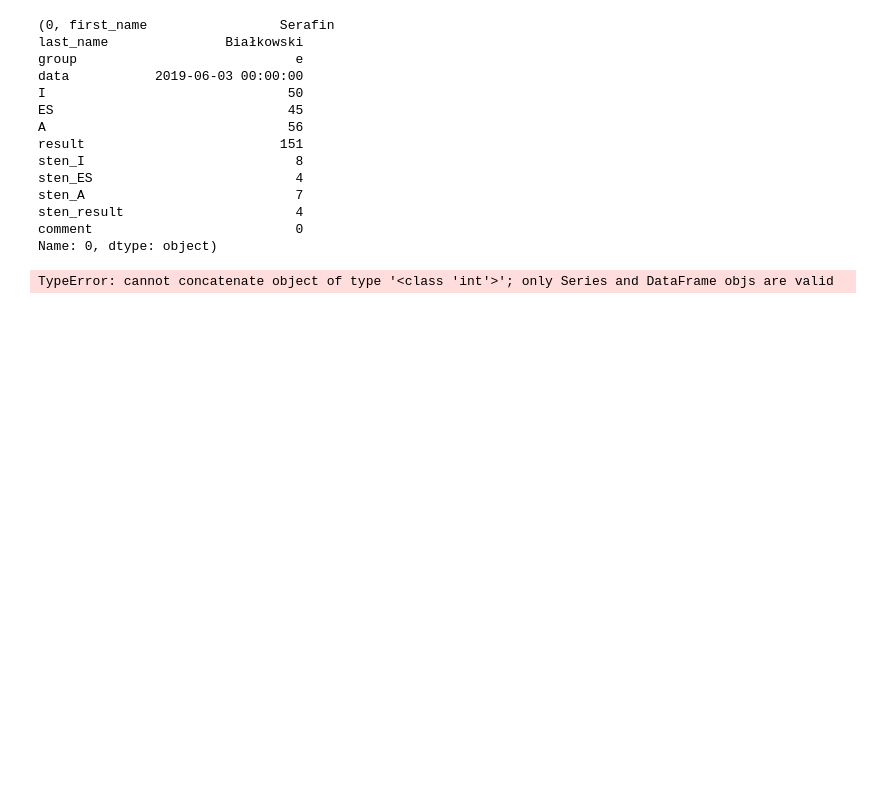
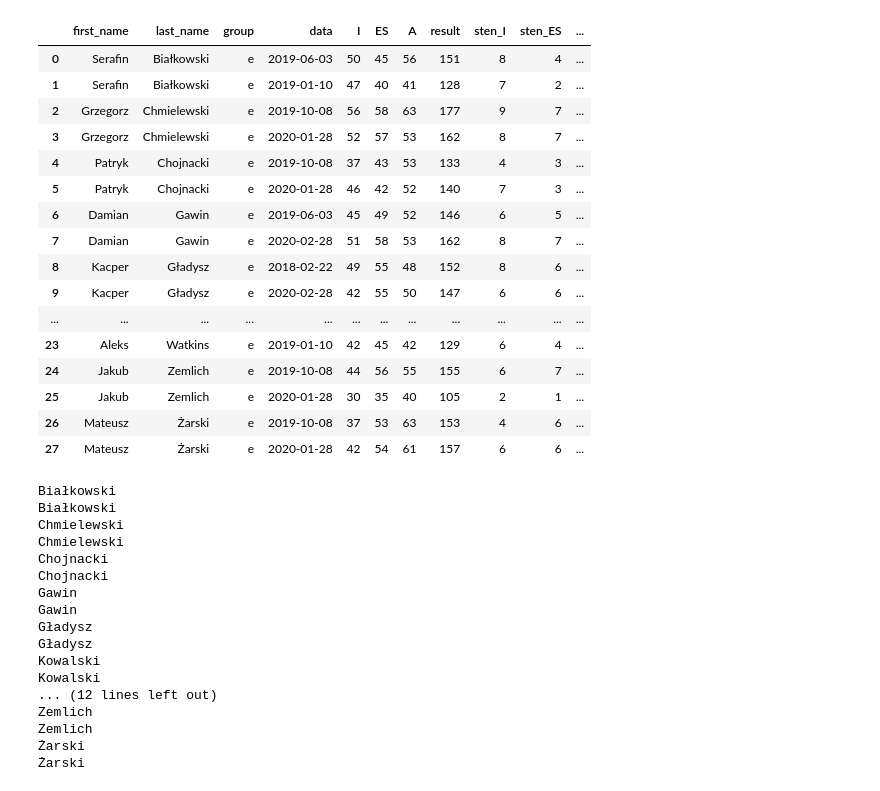
Before and after one commit to brybinski/psychTests, a Jupyter notebook: KKS.ipynb, the cells around one changed output. Drawn from its saved outputs; the diff is of its cells as text; code cells hidden in the pictures; blank space fills up the shorter version.

```diff
--- a/KKS.ipynb
+++ b/KKS.ipynb
@@ -42,32 +34,60 @@ kks
+# %%
+toDrop = []
+for i, row in kks.iterrows():
+    if row['last_name'] in ['Kazimierczuk', 'Kędzierski', 'Kochniak']:
+       toDrop.append(i)
+
+
+kks.drop(labels=toDrop)
+kks
+# %% [output]
+|  | first_name | last_name | group | data | I | ES | A | result | sten_I | sten_ES | ... |
+| 0 | Serafin | Białkowski | e | 2019-06-03 | 50 | 45 | 56 | 151 | 8 | 4 | ... |
+| 1 | Serafin | Białkowski | e | 2019-01-10 | 47 | 40 | 41 | 128 | 7 | 2 | ... |
+| 2 | Grzegorz | Chmielewski | e | 2019-10-08 | 56 | 58 | 63 | 177 | 9 | 7 | ... |
+| 3 | Grzegorz | Chmielewski | e | 2020-01-28 | 52 | 57 | 53 | 162 | 8 | 7 | ... |
+| 4 | Patryk | Chojnacki | e | 2019-10-08 | 37 | 43 | 53 | 133 | 4 | 3 | ... |
+| 5 | Patryk | Chojnacki | e | 2020-01-28 | 46 | 42 | 52 | 140 | 7 | 3 | ... |
+| 6 | Damian | Gawin | e | 2019-06-03 | 45 | 49 | 52 | 146 | 6 | 5 | ... |
+| 7 | Damian | Gawin | e | 2020-02-28 | 51 | 58 | 53 | 162 | 8 | 7 | ... |
+| 8 | Kacper | Gładysz | e | 2018-02-22 | 49 | 55 | 48 | 152 | 8 | 6 | ... |
+| 9 | Kacper | Gładysz | e | 2020-02-28 | 42 | 55 | 50 | 147 | 6 | 6 | ... |
+| ... | ... | ... | ... | ... | ... | ... | ... | ... | ... | ... | ... |
+| 23 | Aleks | Watkins | e | 2019-01-10 | 42 | 45 | 42 | 129 | 6 | 4 | ... |
+| 24 | Jakub | Zemlich | e | 2019-10-08 | 44 | 56 | 55 | 155 | 6 | 7 | ... |
+| 25 | Jakub | Zemlich | e | 2020-01-28 | 30 | 35 | 40 | 105 | 2 | 1 | ... |
+| 26 | Mateusz | Żarski | e | 2019-10-08 | 37 | 53 | 63 | 153 | 4 | 6 | ... |
+| 27 | Mateusz | Żarski | e | 2020-01-28 | 42 | 54 | 61 | 157 | 6 | 6 | ... |
 # %%
-tmpdf1: pd.DataFrame = pd.DataFrame(columns=kks.columns)
-tmpdf2: pd.DataFrame = pd.DataFrame(columns=kks.columns)
-for i in kks.iterrows():
+
+lst1 = []
+lst2 = []
+for row, i in kks.iterrows():
     b = True
-    for j in tmpdf1.iterrows():
+    for j in lst1:
         if i['first_name'] == j['first_name'] and i['last_name'] == j['last_name']:
             b = False
-    print(i)
+
+    print(i['last_name'])
     if b:
-        tmpdf1.append(i)
+        lst1.append(i)
     else:
-        tmpdf2.append(i)
-
-tmpdf1
-tmpdf2
+        lst2.append(i)
 # %% [output]
-(0, first_name                 Serafin
-last_name               Białkowski
-group                            e
-data           2019-06-03 00:00:00
-I                               50
-ES                              45
-A                               56
-result                         151
-sten_I                           8
-sten_ES                          4
-sten_A                           7
-sten_result                      4
-comment                          0
-Name: 0, dtype: object)
+Białkowski
+Białkowski
+Chmielewski
+Chmielewski
+Chojnacki
+Chojnacki
+Gawin
+Gawin
+Gładysz
+Gładysz
+Kowalski
+Kowalski
+... (12 lines left out)
+Zemlich
+Zemlich
+Żarski
+Żarski
-TypeError: cannot concatenate object of type '<class 'int'>'; only Series and DataFrame objs are valid
```
Also changed, not shown: parts of 10 cells of this notebook, 1 other file.
